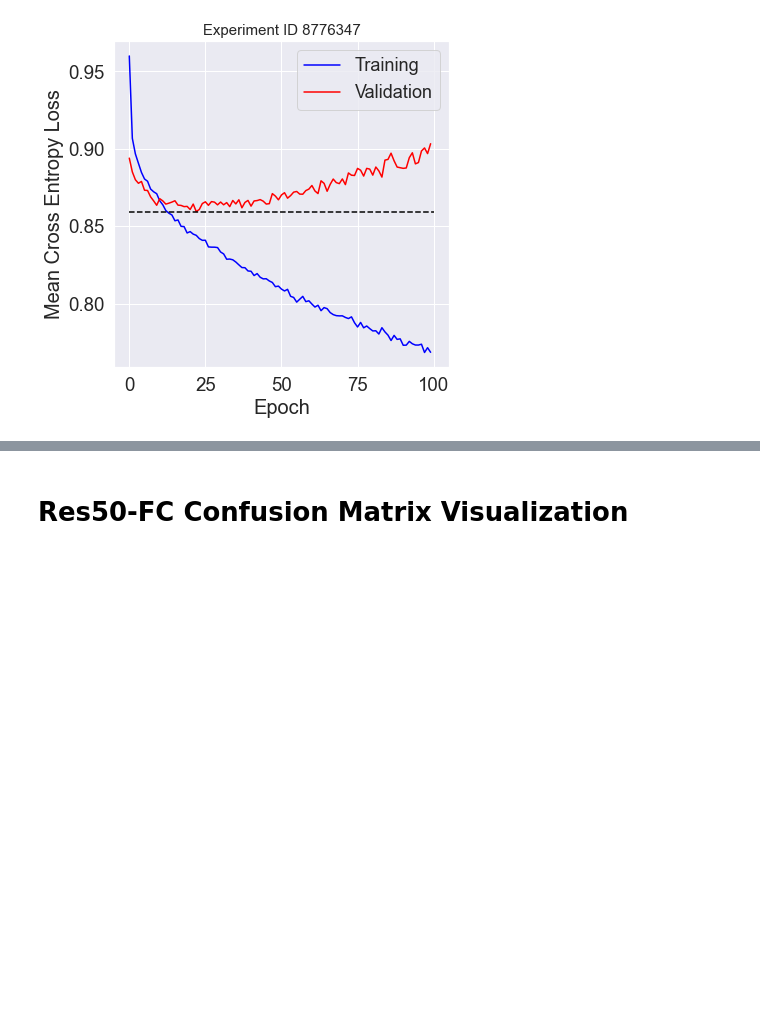
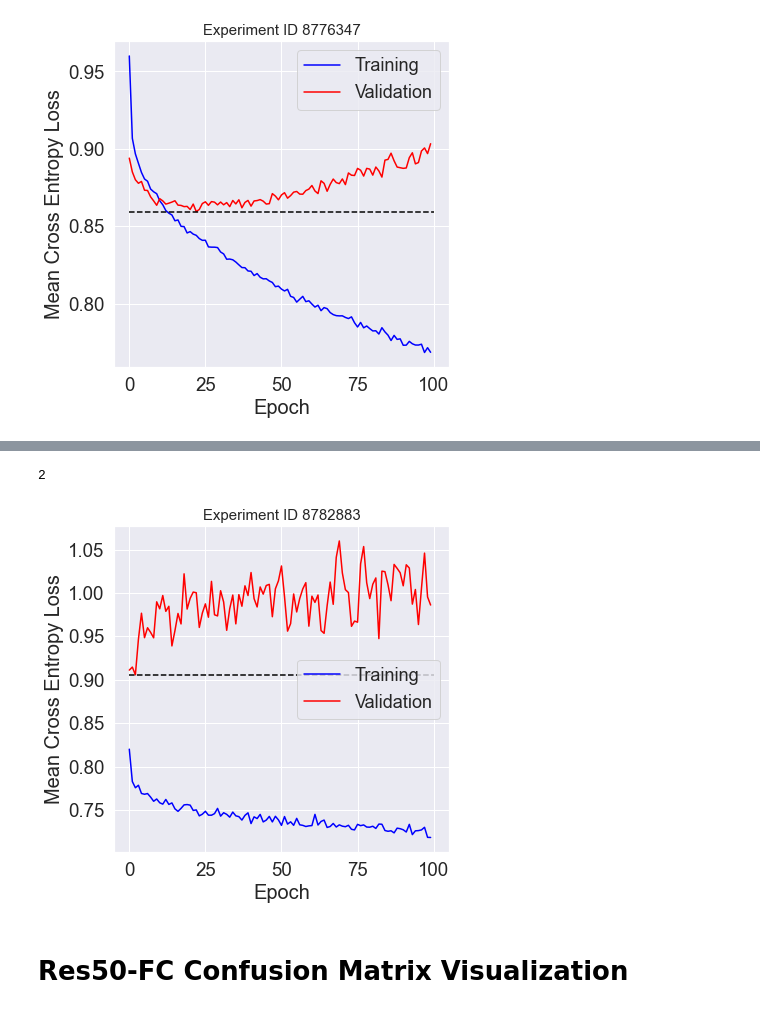
Before and after one commit to lin-bo/AutoLTS, a Jupyter notebook: visualization/res_visual.ipynb, the cells around one changed output, grey strips where cells are left out. Saved outputs shown, nothing was run; the diff lists cells and outputs as text; code cells hidden in the pictures; blank space fills up the shorter version.

```diff
--- a/visualization/res_visual.ipynb
+++ b/visualization/res_visual.ipynb
@@ -79,3 +84,8 @@ check_loss('8775783')
+# %%
+check_loss('8782883')
+# %% [output]
+2
+[figure, added]
 # %% [markdown]
 # Res50-FC Confusion Matrix Visualization
 # %%
```
Also changed, not shown: parts of 12 cells of this notebook, 7 other files.
